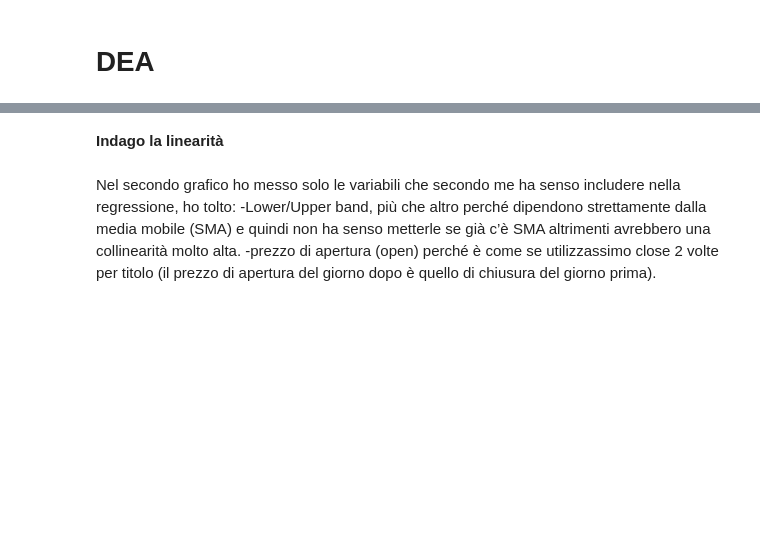
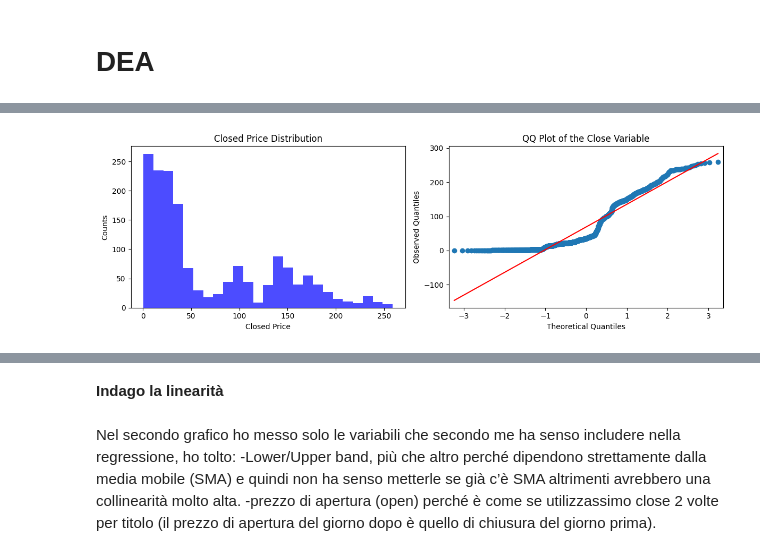
Before and after one commit to MicheleGiambelli/Deep-Learning-Project, a Jupyter notebook: Crypto_guru.ipynb, the cells around one changed output, grey strips where cells are left out. Cells and saved outputs as stored; diff of their text form; code cells hidden in the pictures; blank space fills up the shorter version.

```diff
--- a/Crypto_guru.ipynb
+++ b/Crypto_guru.ipynb
@@ -93,0 +118,21 @@ df.head()
+# %%
+plt.style.use('default')
+
+fig, axs = plt.subplots(1, 2, figsize=(12, 4))
+
+# Histogram plot
+axs[0].hist(df[('Close', 'SOL-USD')], bins=25, color='blue', alpha=0.7)
+axs[0].set_xlabel('Closed Price')
+axs[0].set_ylabel('Counts')
+axs[0].set_title('Closed Price Distribution')
+
+# QQ plot
+sm.qqplot(df[('Close', 'SOL-USD')], line='s', ax=axs[1])
+axs[1].set_title('QQ Plot of the Close Variable')
+axs[1].set_xlabel('Theoretical Quantiles')
+axs[1].set_ylabel('Observed Quantiles')
+
+plt.tight_layout()
+plt.show()
+# %% [output]
+[figure, added]
```
Also changed, not shown: parts of 16 cells of this notebook.
